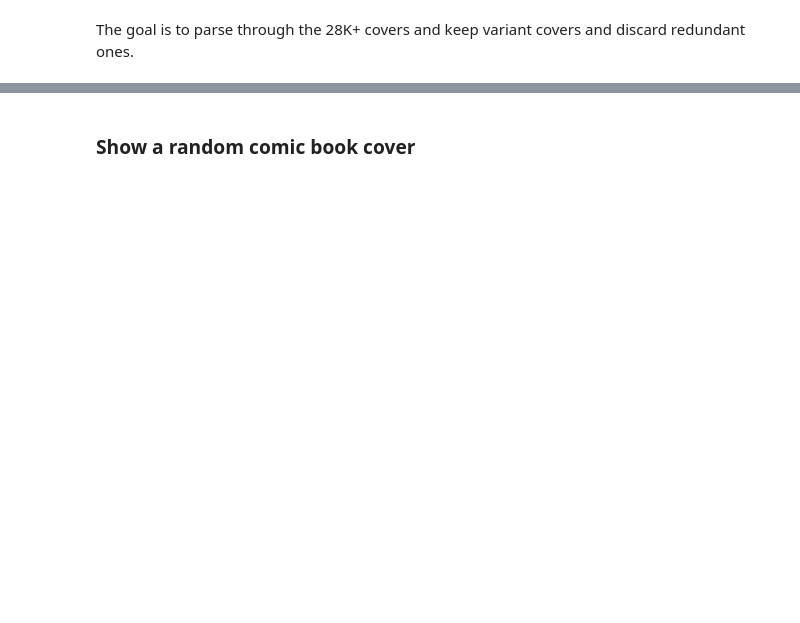
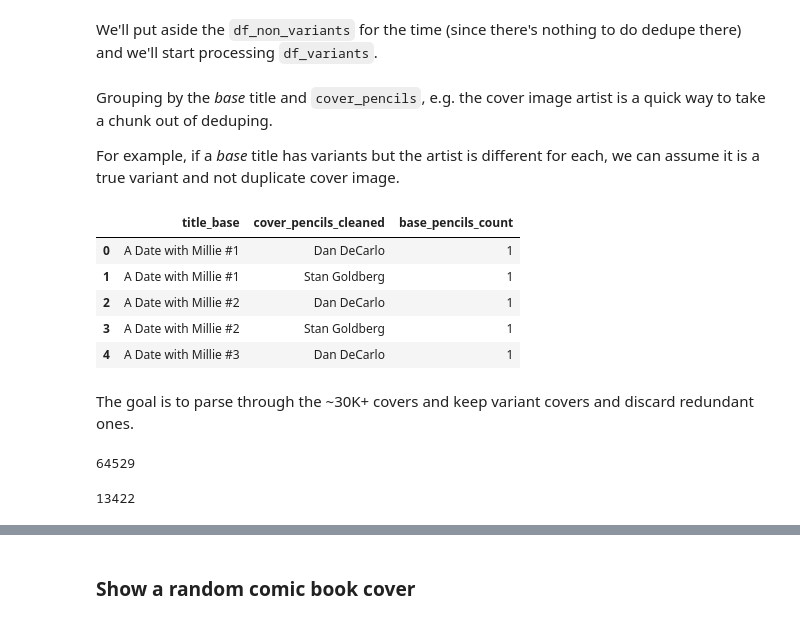
Before and after one commit to macrae/comics-net, a Jupyter notebook: jupyter/metadata_analysis.ipynb, the cells around one changed output, grey strips where cells are left out. Drawn from its saved outputs; the diff is of its cells as text; code cells hidden in the pictures; blank space fills up the shorter version.

```diff
--- a/jupyter/metadata_analysis.ipynb
+++ b/jupyter/metadata_analysis.ipynb
@@ -178,3 +201,22 @@ df_variants_artists.columns = ["title_base", "cover_pencils_cleaned", "cover_pen
+# %% [markdown]
+We'll put aside the `df_non_variants` for the time (since there's nothing to do dedupe there) and we'll start processing `df_variants`.
+# %%
+df_variants_artists = df_variants.groupby(["title_base", "cover_pencils_cleaned"]).apply(len).reset_index()
+
+df_variants_artists.columns = ["title_base", "cover_pencils_cleaned", "base_pencils_count"]
+# %% [markdown]
+Grouping by the _base_ title and `cover_pencils`, e.g. the cover image artist is a quick way to take a chunk out of deduping.
+
+For example, if a _base_ title has variants but the artist is different for each, we can assume it is a true variant and not duplicate cover image.
+# %%
+df_variants_artists.head()
+# %% [output]
+|  | title_base | cover_pencils_cleaned | base_pencils_count |
+| 0 | A Date with Millie #1 | Dan DeCarlo | 1 |
+| 1 | A Date with Millie #1 | Stan Goldberg | 1 |
+| 2 | A Date with Millie #2 | Dan DeCarlo | 1 |
+| 3 | A Date with Millie #2 | Stan Goldberg | 1 |
+| 4 | A Date with Millie #3 | Dan DeCarlo | 1 |
 # %% [markdown]
-The goal is to parse through the 28K+ covers and keep variant covers and discard redundant ones.
+The goal is to parse through the ~30K+ covers and keep variant covers and discard redundant ones.
 # %%
@@ -186 +228,10 @@ thingy1 = pd.concat([df_non_variants, thingy1], axis=0)
+# %%
+len(df_non_dupes)
+# %% [output]
+64529
+# %%
+possible_dupes = df_variants[df_variants["base_pencils_count"] > 1.0].drop("base_pencils_count", axis=1)
+len(possible_dupes)
+# %% [output]
+13422
 # %%
```
Also changed, not shown: parts of 53 cells of this notebook, 5 other files.
